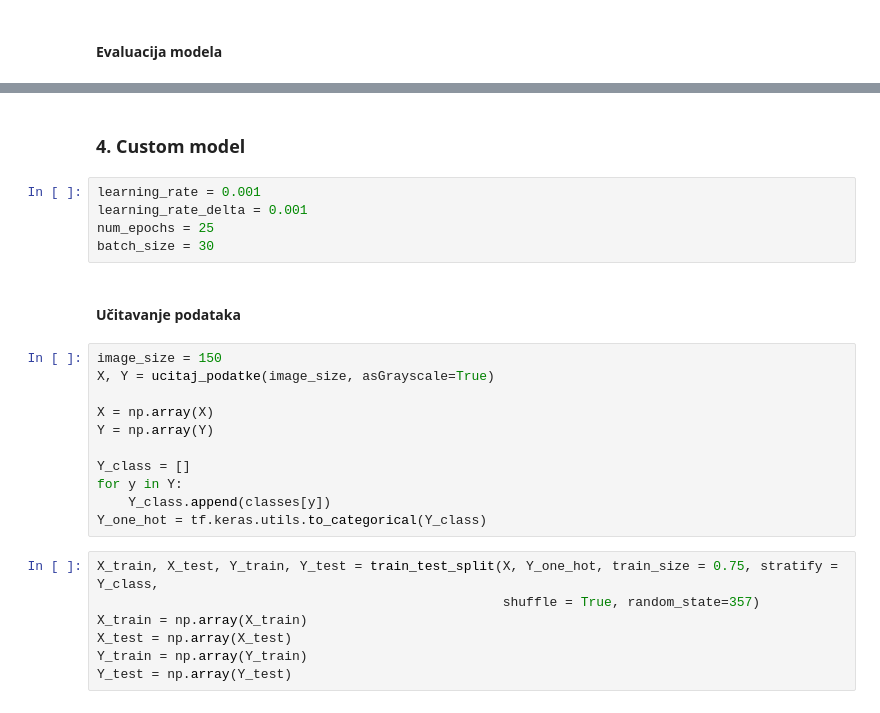
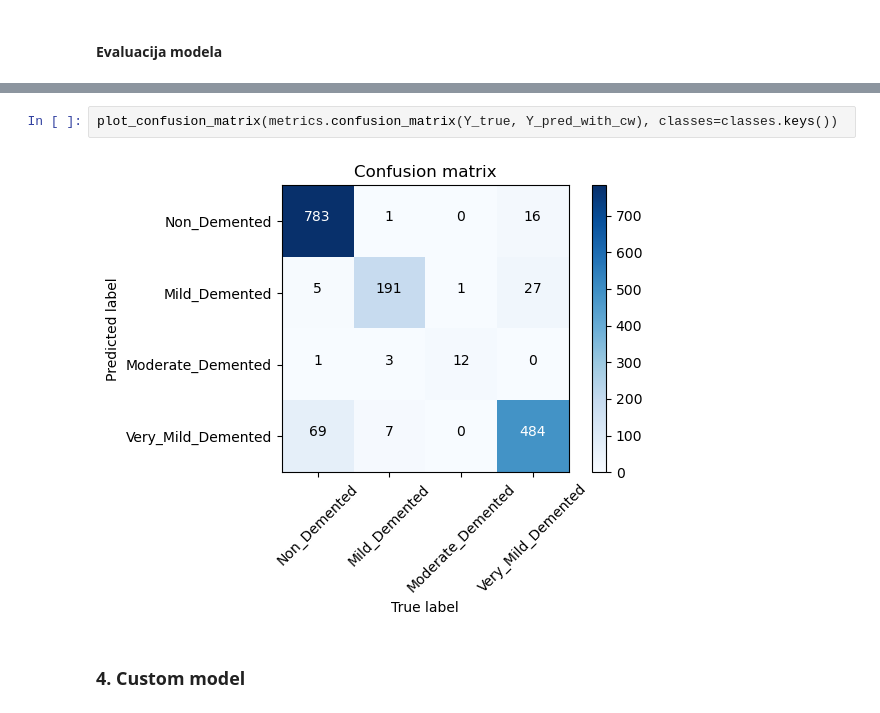
Before and after one commit to MajaJuri/Alzheimer-Detection, a Jupyter notebook: Detekcija Alzheimerove bolesti na MRI slikama mozga.ipynb, the cells around one changed output, grey strips where cells are left out. Drawn from its saved outputs; the diff is of its cells as text.

```diff
--- a/Detekcija Alzheimerove bolesti na MRI slikama mozga.ipynb
+++ b/Detekcija Alzheimerove bolesti na MRI slikama mozga.ipynb
@@ -575,27 +743,6 @@ plot_confusion_matrix(metrics.confusion_matrix(Y_test, Y_pred), classes=labels)
+# %%
+plot_confusion_matrix(metrics.confusion_matrix(Y_true, Y_pred_with_cw), classes=classes.keys())
+# %% [output]
+[figure, added]
 # %% [markdown]
 ### 4. Custom model
-# %%
-learning_rate = 0.001
-learning_rate_delta = 0.001
-num_epochs = 25
-batch_size = 30
-# %% [markdown]
-#### Učitavanje podataka
-# %%
-image_size = 150
-X, Y = ucitaj_podatke(image_size, asGrayscale=True)
-
-X = np.array(X)
-Y = np.array(Y)
-
-Y_class = []
-for y in Y:
-    Y_class.append(classes[y])
-Y_one_hot = tf.keras.utils.to_categorical(Y_class)
-# %%
-X_train, X_test, Y_train, Y_test = train_test_split(X, Y_one_hot, train_size = 0.75, stratify = Y_class,
-                                                    shuffle = True, random_state=357)
-X_train = np.array(X_train)
-X_test = np.array(X_test)
-Y_train = np.array(Y_train)
-Y_test = np.array(Y_test)
```
Also changed, not shown: parts of 91 cells of this notebook.
